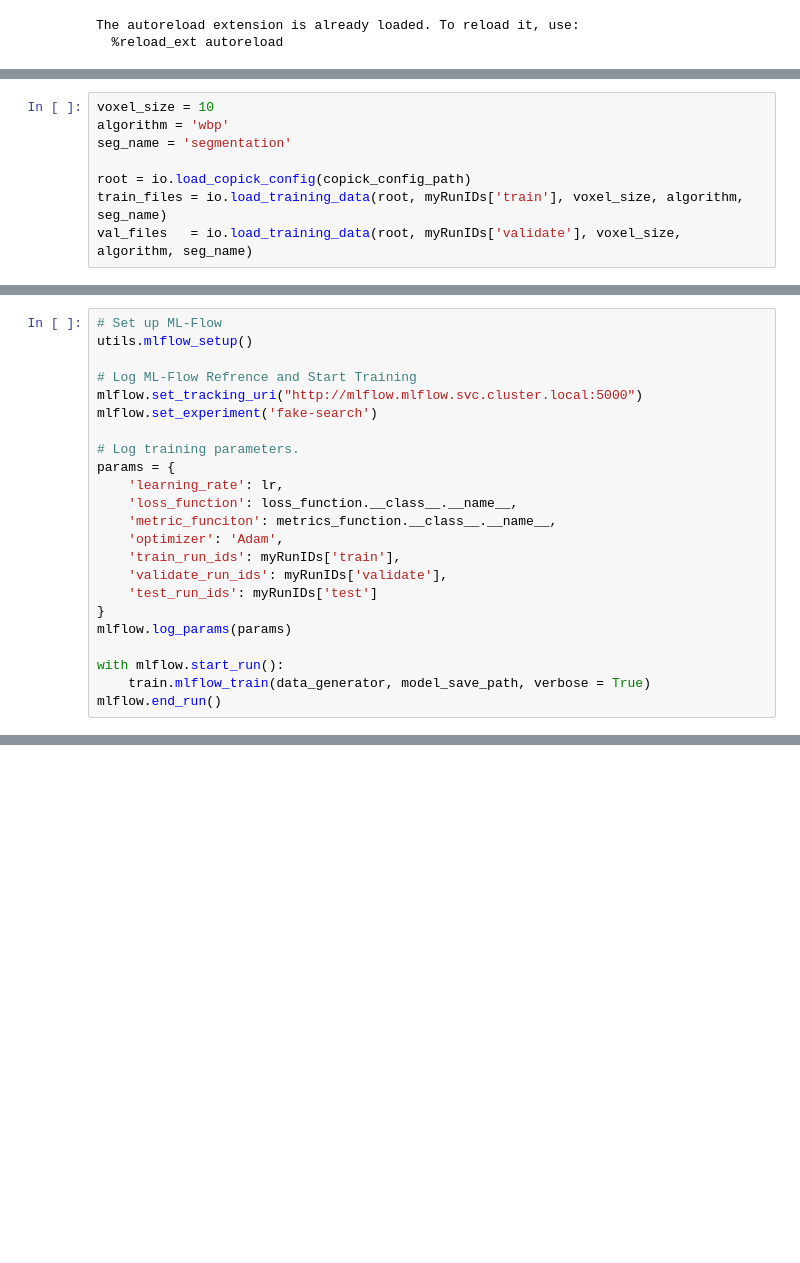
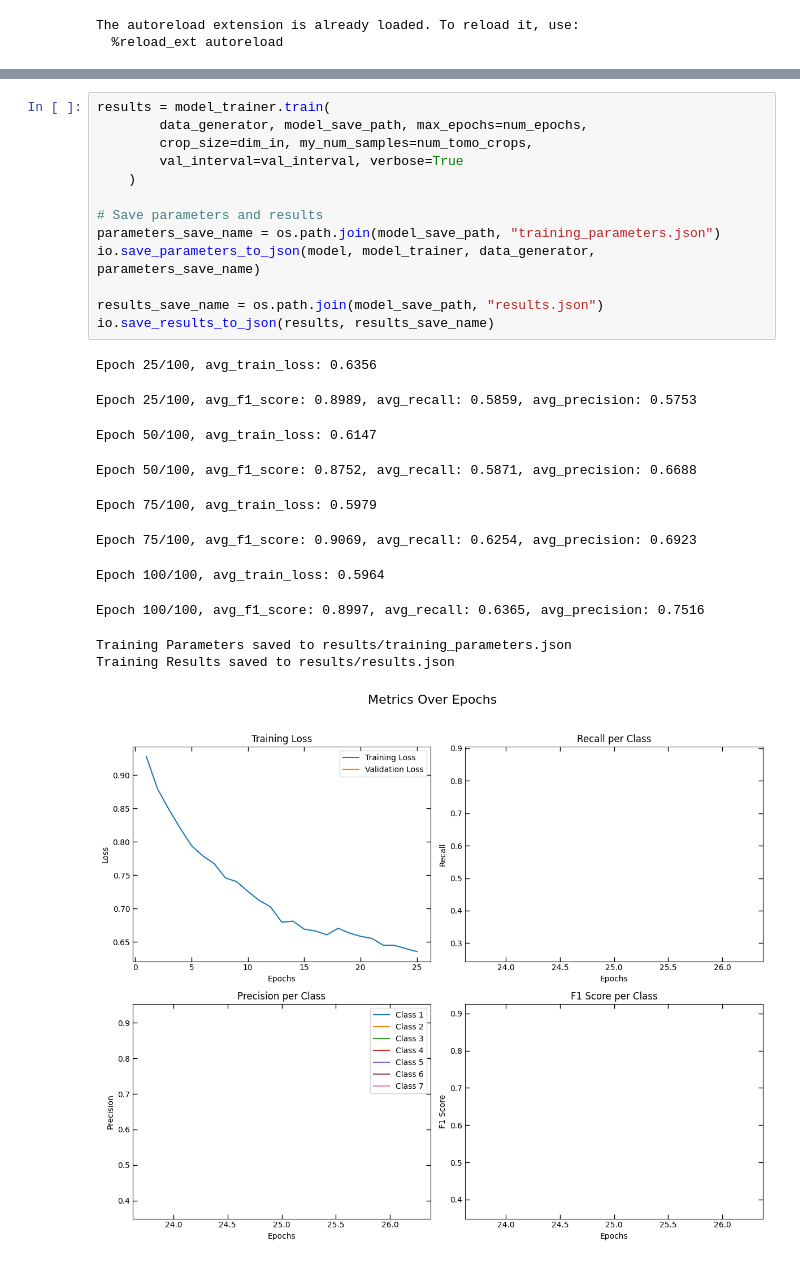
Before and after one commit to chanzuckerberg/octopi, a Jupyter notebook: notebooks/train.ipynb, the cells around one changed output, grey strips where cells are left out. Saved outputs shown, nothing was run; the diff lists cells and outputs as text; blank space fills up the shorter version.

```diff
--- a/notebooks/train.ipynb
+++ b/notebooks/train.ipynb
@@ -33,8 +6,0 @@ Number of test samples: 2
-# %%
-voxel_size = 10
-algorithm = 'wbp'
-seg_name = 'segmentation'
-
-root = io.load_copick_config(copick_config_path)
-train_files = io.load_training_data(root, myRunIDs['train'], voxel_size, algorithm, seg_name)
-val_files   = io.load_training_data(root, myRunIDs['validate'], voxel_size, algorithm, seg_name)
@@ -87,23 +127,0 @@ train = trainer.unet(model, device, loss_function, metrics_function, optimizer)
-# %%
-# Set up ML-Flow
-utils.mlflow_setup()
-
-# Log ML-Flow Refrence and Start Training
-mlflow.set_tracking_uri("http://mlflow.mlflow.svc.cluster.local:5000")
-mlflow.set_experiment('fake-search')
-
-# Log training parameters.
-params = {
-    'learning_rate': lr,
-    'loss_function': loss_function.__class__.__name__,
-    'metric_funciton': metrics_function.__class__.__name__,
-    'optimizer': 'Adam',
-    'train_run_ids': myRunIDs['train'],
-    'validate_run_ids': myRunIDs['validate'],
-    'test_run_ids': myRunIDs['test']
-}
-mlflow.log_params(params)
-
-with mlflow.start_run():
-    train.mlflow_train(data_generator, model_save_path, verbose = True)
-mlflow.end_run()
@@ -145,0 +130,25 @@ train.plot_results(results)
+# %%
+results = model_trainer.train(
+        data_generator, model_save_path, max_epochs=num_epochs,
+        crop_size=dim_in, my_num_samples=num_tomo_crops,
+        val_interval=val_interval, verbose=True
+    )
+
+# Save parameters and results
+parameters_save_name = os.path.join(model_save_path, "training_parameters.json")
+io.save_parameters_to_json(model, model_trainer, data_generator, parameters_save_name)
+
+results_save_name = os.path.join(model_save_path, "results.json")
+io.save_results_to_json(results, results_save_name)
+# %% [output]
+Epoch 25/100, avg_train_loss: 0.6356
+Epoch 25/100, avg_f1_score: 0.8989, avg_recall: 0.5859, avg_precision: 0.5753
+Epoch 50/100, avg_train_loss: 0.6147
+Epoch 50/100, avg_f1_score: 0.8752, avg_recall: 0.5871, avg_precision: 0.6688
+Epoch 75/100, avg_train_loss: 0.5979
+Epoch 75/100, avg_f1_score: 0.9069, avg_recall: 0.6254, avg_precision: 0.6923
+Epoch 100/100, avg_train_loss: 0.5964
+Epoch 100/100, avg_f1_score: 0.8997, avg_recall: 0.6365, avg_precision: 0.7516
+Training Parameters saved to results/training_parameters.json
+Training Results saved to results/results.json
+[figure, added]
```
Also changed, not shown: parts of 21 cells of this notebook, 26 other files.
